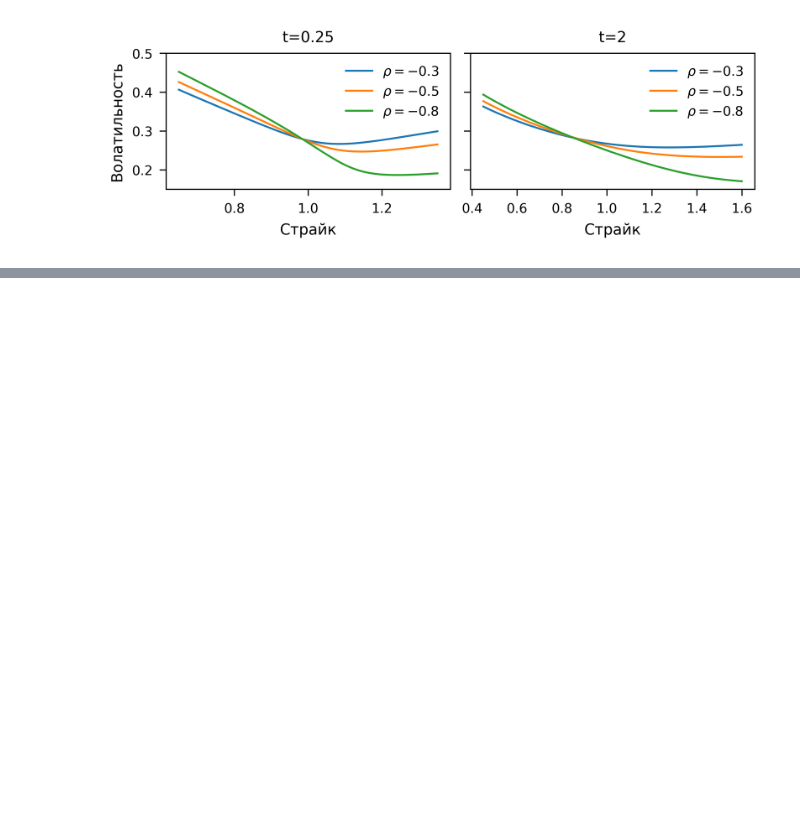
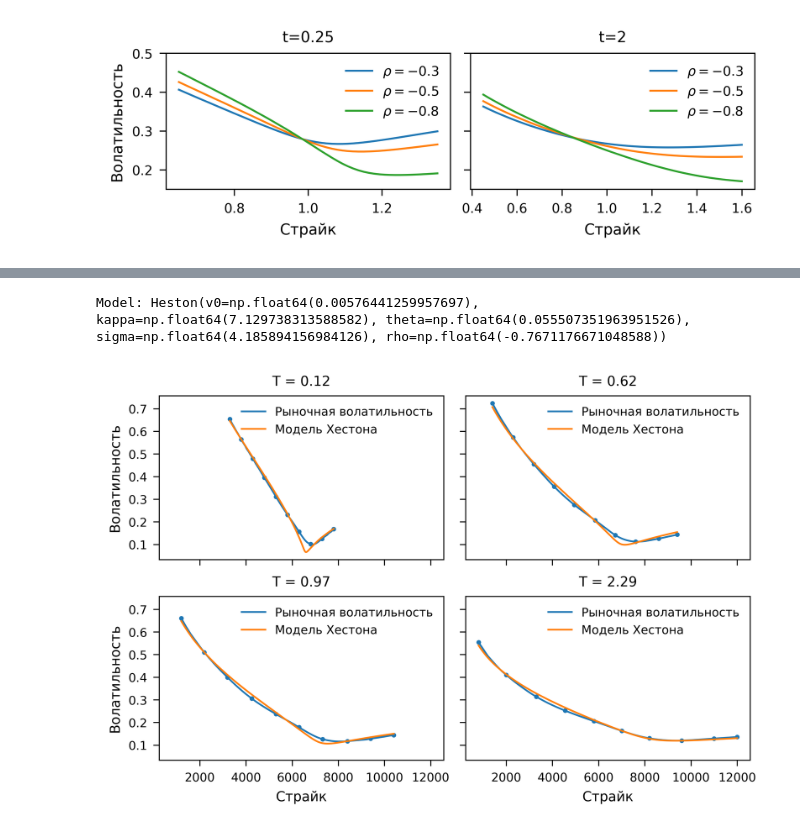
Before and after one commit to mz-100/finmath, a Jupyter notebook: finmath-2/code/heston.ipynb, the cells around one changed output, grey strips where cells are left out. Saved outputs shown, nothing was run; the diff lists cells and outputs as text; code cells hidden in the pictures; blank space fills up the shorter version.

Commit message:
Калибровка модели Хестона. Резюме лекции про модель Хестона

```diff
--- a/finmath-2/code/heston.ipynb
+++ b/finmath-2/code/heston.ipynb
@@ -160,0 +168,10 @@ plt.show()
+# %%
+# Загрузка данных
+
+# Нужны два файла с данными:
+# 1. Доска опционов с CBOE: https://www.cboe.com/delayed_quotes/spx/quote_table
+# ("Volume: Greater than 0", "Expiration Type: Standard, "Options Range: All", "Expiration: All")
+# 2. Коэффициенты модели Нельсона-Сигеля-Свенсона: https://www.federalreserve.gov/data/yield-curve-tables/feds200628.csv
+
+options = fm.volatility_surface_from_cboe('../data/spx_quotedata.csv', '../data/feds200628.csv', min_maturity=10/365, max_maturity=3)
+print('Maturities:', options.maturity.unique())
@@ -160,0 +186,40 @@ plt.show()
+# %%
+# Калибровка к двум улыбкам улыбкам
+maturities = ['2025-10-17', '2026-04-17', '2026-08-21', '2027-12-17']
+smiles = fm.choose_from_iv_surface(options, maturities, 10, 0.001, -0.001)
+model = fm.Heston.calibrate(
+    forward_price=smiles.forward_price.to_numpy(),
+    maturity=smiles.time_to_maturity.to_numpy(),
+    strike=smiles.strike.to_numpy(),
+    implied_vol=smiles.implied_vol.to_numpy(),
+    #optimization_params={'bounds': [(0, 1), (0, 5), (0, 1), (0, 2), (-0.99, 0)]} # см. ниже
+)
+print('Model:', model)
+
+# График
+fig, ax = plt.subplots(2, 2, figsize=(2.7*2, 1.8*2), constrained_layout=True, sharex=True, sharey=True)
+ax = ax.flat
+for i, m in enumerate(maturities):
+    smile_small = smiles[smiles.maturity==m]
+    smile_full = fm.choose_from_iv_surface(options, [m], None, 0.001, -0.001)
+    # Рыночная улыбка
+    ax[i].plot(smile_full.strike, smile_full.implied_vol, color='C0', label='Рыночная волатильность')
+    # Точки, использовавшиеся для калибровки
+    ax[i].scatter(smile_small.strike, smile_small.implied_vol, s=3, color='C0')
+    # Улыбка в модели
+    K_ = np.linspace(smile_small.strike.min(), smile_small.strike.max(), 200)
+    ax[i].plot(K_, model.implied_vol(smile_small.forward_price.iloc[0], smile_small.time_to_maturity.iloc[0], K_),
+            color='C1', label='Модель Хестона')
+    ax[i].legend(frameon=False)
+    ax[i].set_title(f'T = {smile_small.time_to_maturity.iloc[0]:.2f}')
+ax[0].set_yticks([0.1, 0.2, 0.3, 0.4, 0.5, 0.6, 0.7])
+ax[0].set_ylabel('Волатильность')
+ax[2].set_ylabel('Волатильность')
+ax[2].set_xlabel('Страйк')
+ax[3].set_xlabel('Страйк');
+
+# В модели получаются неестественные параметры: большая kappa и sigma.
+# Можно добавлять границы в оптимизацию
+# %% [output]
+Model: Heston(v0=np.float64(0.00576441259957697), kappa=np.float64(7.129738313588582), theta=np.float64(0.055507351963951526), sigma=np.float64(4.185894156984126), rho=np.float64(-0.7671176671048588))
+[figure, added]
```
Also changed, not shown: parts of 5 cells of this notebook, 4 other files.
